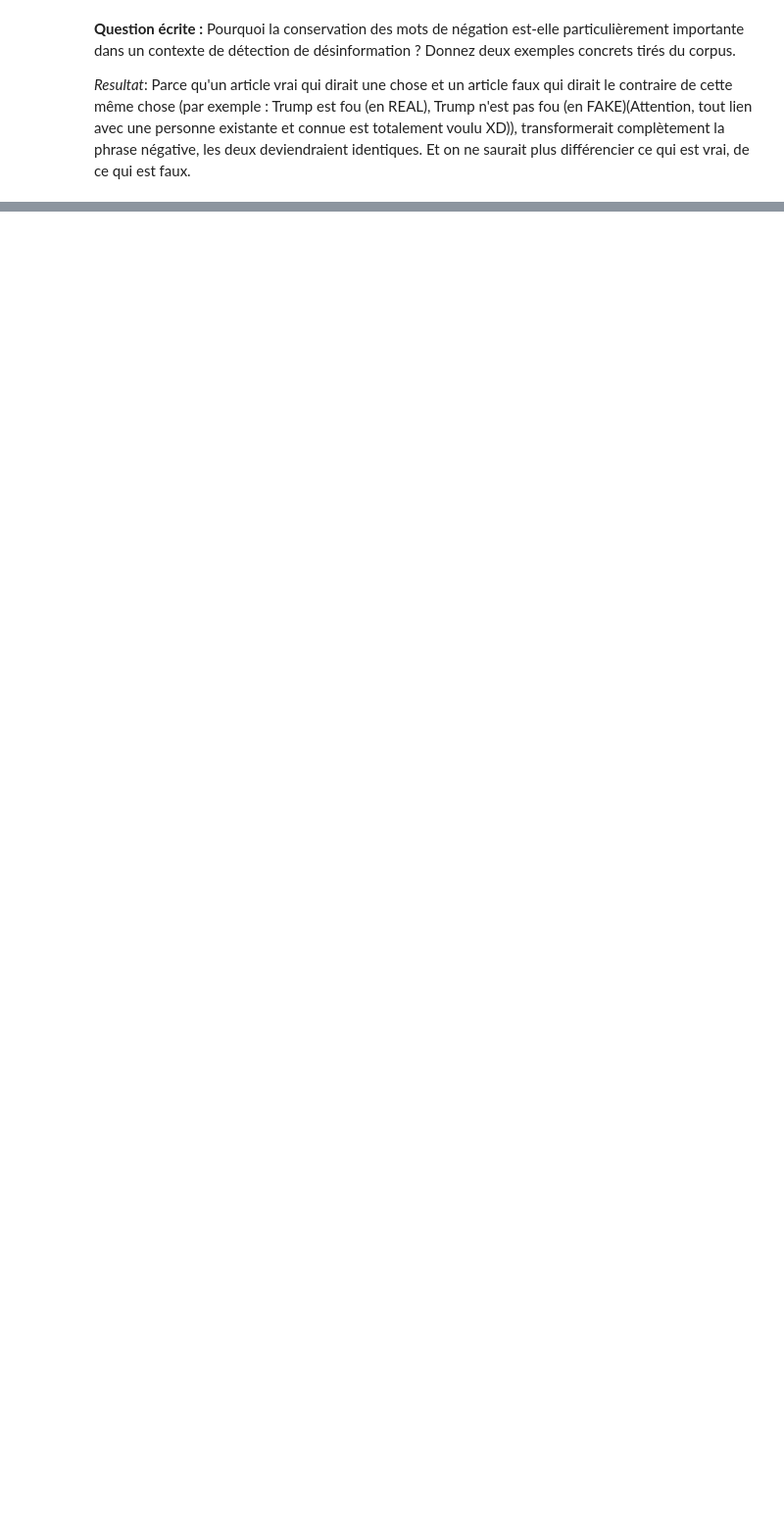
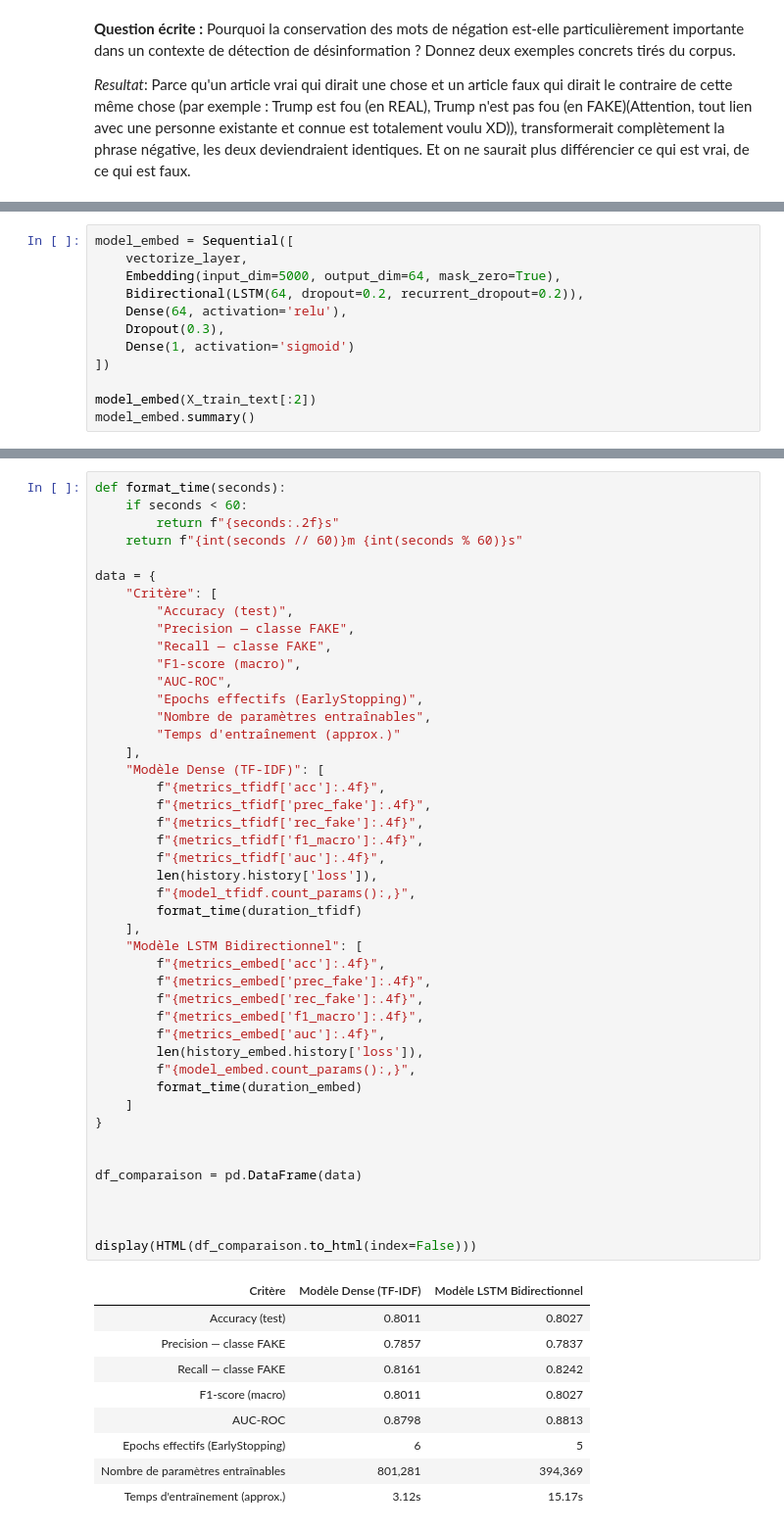
Before and after one commit to Solangele/CDSD_ecf4, a Jupyter notebook: notebook/ecf_fake_news.ipynb, the cells around one changed output, grey strips where cells are left out. Shown at 98% size. Drawn from its saved outputs; the diff is of its cells as text; blank space fills up the shorter version.

```diff
--- a/notebook/ecf_fake_news.ipynb
+++ b/notebook/ecf_fake_news.ipynb
@@ -356,0 +537,12 @@ Nombre de titres vides après suppression : 0
+# %%
+model_embed = Sequential([
+    vectorize_layer,
+    Embedding(input_dim=5000, output_dim=64, mask_zero=True),
+    Bidirectional(LSTM(64, dropout=0.2, recurrent_dropout=0.2)),
+    Dense(64, activation='relu'),
+    Dropout(0.3),
+    Dense(1, activation='sigmoid')
+])
+
+model_embed(X_train_text[:2])
+model_embed.summary()
@@ -356,0 +657,55 @@ Nombre de titres vides après suppression : 0
+# %%
+def format_time(seconds):
+    if seconds < 60:
+        return f"{seconds:.2f}s"
+    return f"{int(seconds // 60)}m {int(seconds % 60)}s"
+
+data = {
+    "Critère": [
+        "Accuracy (test)",
+        "Precision — classe FAKE",
+        "Recall — classe FAKE",
+        "F1-score (macro)",
+        "AUC-ROC",
+        "Epochs effectifs (EarlyStopping)",
+        "Nombre de paramètres entraînables",
+        "Temps d'entraînement (approx.)"
+    ],
+    "Modèle Dense (TF-IDF)": [
+        f"{metrics_tfidf['acc']:.4f}",
+        f"{metrics_tfidf['prec_fake']:.4f}",
+        f"{metrics_tfidf['rec_fake']:.4f}",
+        f"{metrics_tfidf['f1_macro']:.4f}",
+        f"{metrics_tfidf['auc']:.4f}",
+        len(history.history['loss']),
+        f"{model_tfidf.count_params():,}",
+        format_time(duration_tfidf)
+    ],
+    "Modèle LSTM Bidirectionnel": [
+        f"{metrics_embed['acc']:.4f}",
+        f"{metrics_embed['prec_fake']:.4f}",
+        f"{metrics_embed['rec_fake']:.4f}",
+        f"{metrics_embed['f1_macro']:.4f}",
+        f"{metrics_embed['auc']:.4f}",
+        len(history_embed.history['loss']),
+        f"{model_embed.count_params():,}",
+        format_time(duration_embed)
+    ]
+}
+
+
+df_comparaison = pd.DataFrame(data)
+
+
+
+display(HTML(df_comparaison.to_html(index=False)))
+# %% [output]
+| Critère | Modèle Dense (TF-IDF) | Modèle LSTM Bidirectionnel |
+| Accuracy (test) | 0.8011 | 0.8027 |
+| Precision — classe FAKE | 0.7857 | 0.7837 |
+| Recall — classe FAKE | 0.8161 | 0.8242 |
+| F1-score (macro) | 0.8011 | 0.8027 |
+| AUC-ROC | 0.8798 | 0.8813 |
+| Epochs effectifs (EarlyStopping) | 6 | 5 |
+| Nombre de paramètres entraînables | 801,281 | 394,369 |
+| Temps d'entraînement (approx.) | 3.12s | 15.17s |
```
Also changed, not shown: parts of 25 cells of this notebook, 4 other files.
